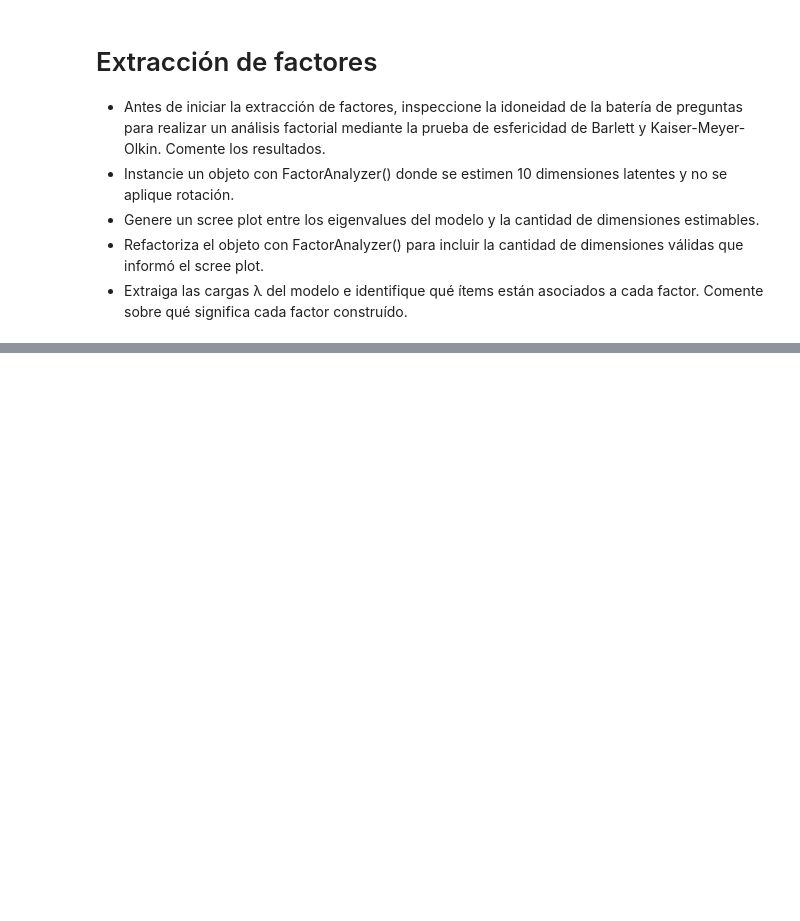
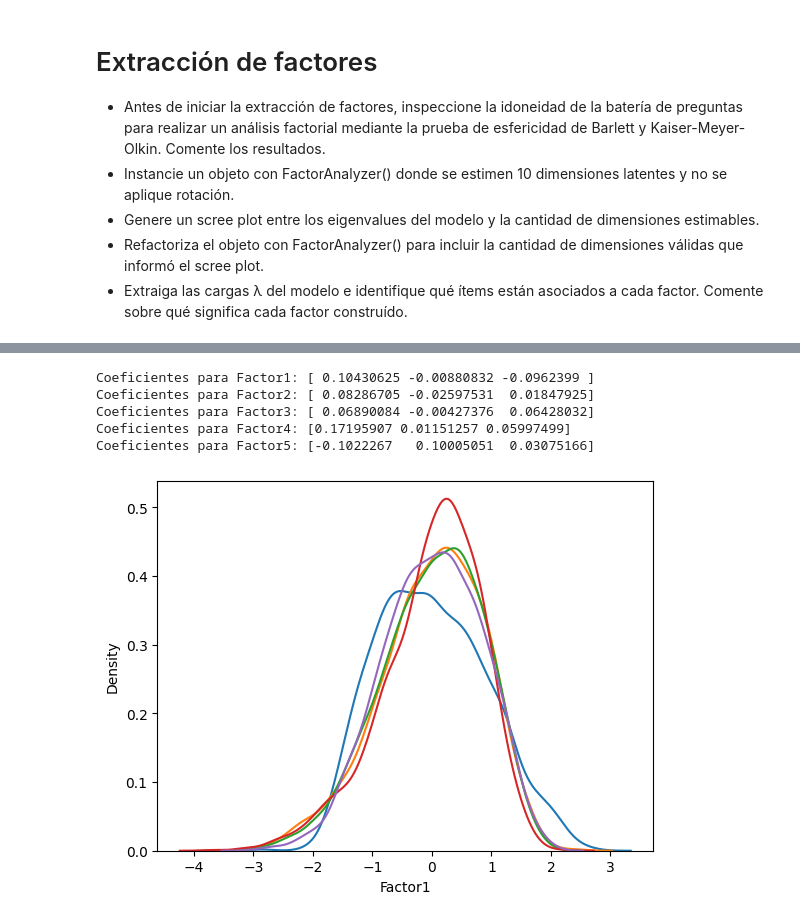
Before and after one commit to Javier-Caceres-M/Analisis-exploratorios, a Jupyter notebook: Analisis basico de base de datos/Exploracion de database.ipynb, the cells around one changed output, grey strips where cells are left out. Cells and saved outputs as stored; diff of their text form; code cells hidden in the pictures; blank space fills up the shorter version.

```diff
--- a/Analisis basico de base de datos/Exploracion de database.ipynb
+++ b/Analisis basico de base de datos/Exploracion de database.ipynb
@@ -116,3 +139,33 @@ LinAlgError: SVD did not converge
 * Modele y comente brevemente sobre cuáles son los principales determinantes de cada factor en base al siguiente modelo estimable:
 
 ![](img.png)
+# %%
+# Extraemos los puntajes del modelo factorial a la base de datos
+scores = fa.transform(question_df)
+df_scores = pd.DataFrame(scores, columns=['Factor1', 'Factor2', 'Factor3', 'Factor4', 'Factor5'])
+
+# Graficamos la densidad de cada uno con kdplot
+for column in df_scores:
+    sns.kdeplot(df_scores[column])
+
+# Modelamos cuáles son los principales determinantes de cada factor
+# Suponiendo que las variables 'gender', 'education' y 'age' están en las columnas del dataframe original
+X = df_no_missing[['gender', 'education', 'age']]
+y = df_scores
+
+# Estandarizamos las variables
+sc = StandardScaler()
+X = sc.fit_transform(X)
+
+# Ajustamos un modelo de regresión lineal para cada factor
+for column in y:
+    lr = LinearRegression()
+    lr.fit(X, y[column])
+    print(f'Coeficientes para {column}: {lr.coef_}')
+# %% [output]
+Coeficientes para Factor1: [ 0.10430625 -0.00880832 -0.0962399 ]
+Coeficientes para Factor2: [ 0.08286705 -0.02597531  0.01847925]
+Coeficientes para Factor3: [ 0.06890084 -0.00427376  0.06428032]
+Coeficientes para Factor4: [0.17195907 0.01151257 0.05997499]
+Coeficientes para Factor5: [-0.1022267   0.10005051  0.03075166]
+[figure, added]
```
Also changed, not shown: parts of 7 cells of this notebook.
